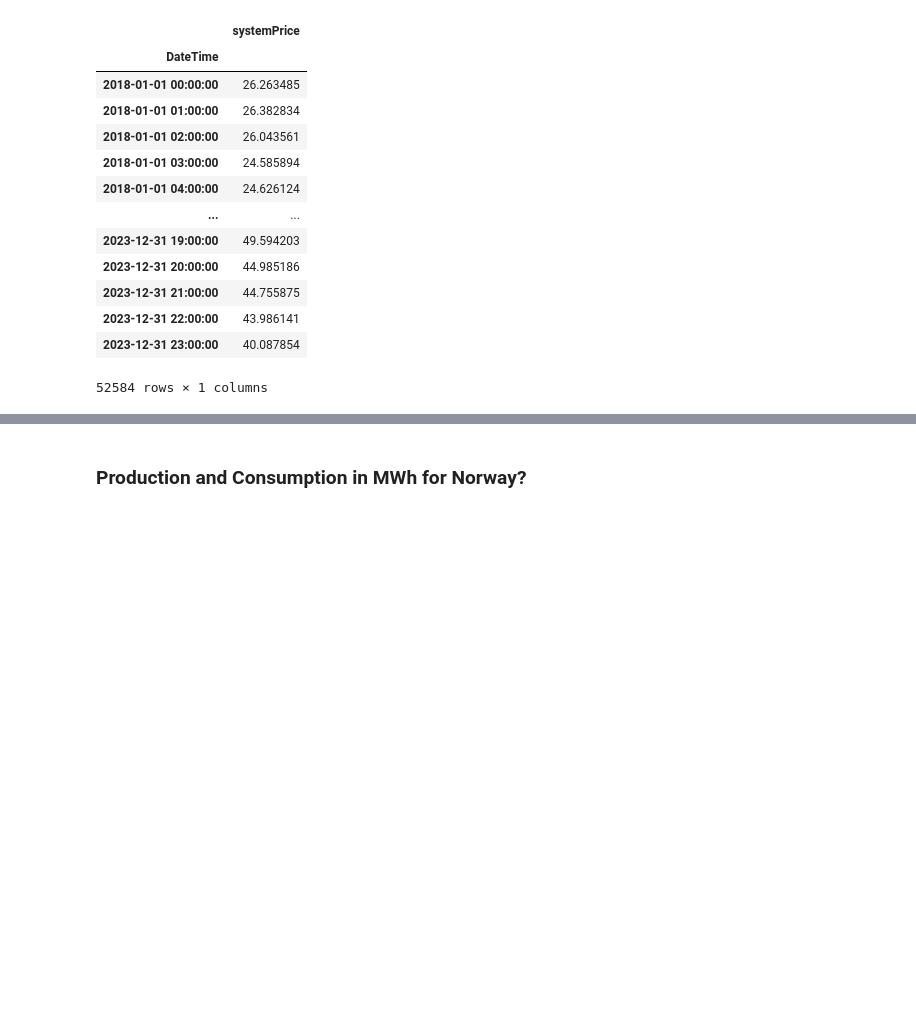
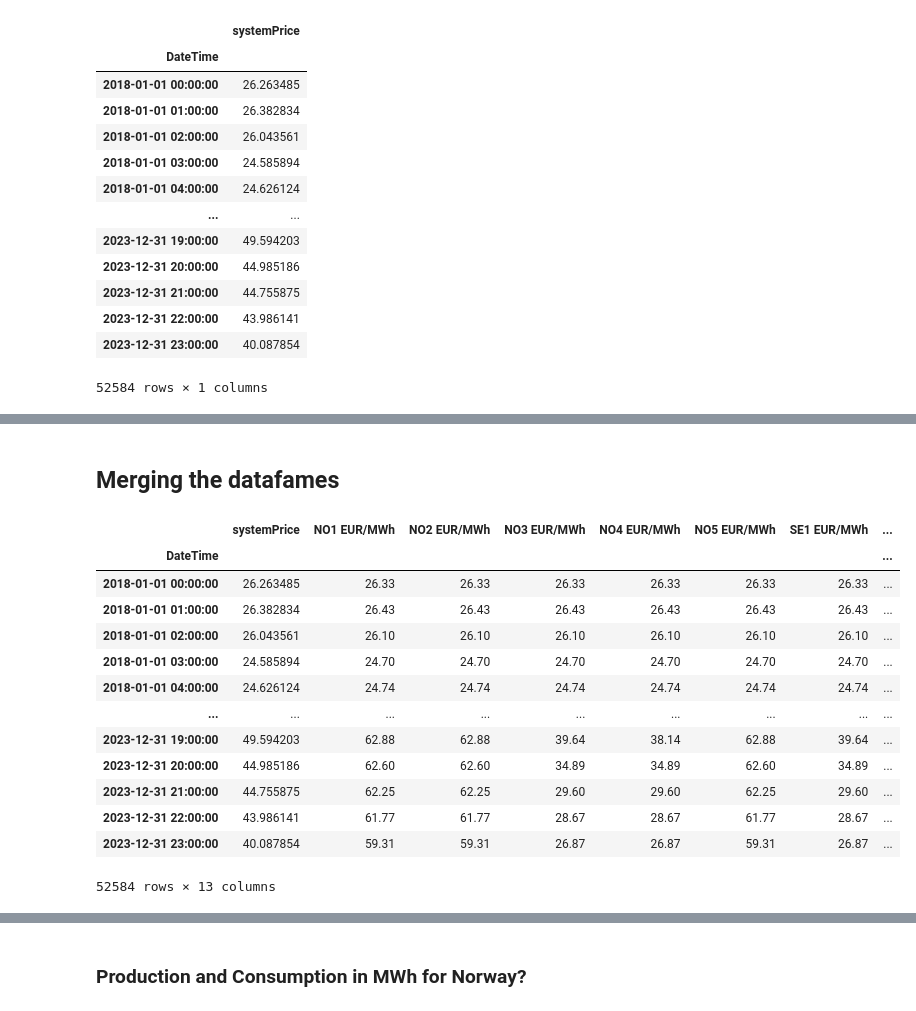
Before and after one commit to evenbakke/MasterThesis-, a Jupyter notebook: merged_data.ipynb, the cells around one changed output, grey strips where cells are left out. Cells and saved outputs as stored; diff of their text form; code cells hidden in the pictures; blank space fills up the shorter version.

```diff
--- a/merged_data.ipynb
+++ b/merged_data.ipynb
@@ -27,0 +69,16 @@ systemprice_df
+# %%
+# There are 52 560 rows, but there should be 52 584.
+
+# Create a complete datetime range for your data
+start_date = '2018-01-01'
+end_date = '2023-12-31'
+complete_date_range = pd.date_range(start=start_date, end=end_date, freq='H')
+
+# Convert your DataFrame's index to a DatetimeIndex if it's not already
+bidding_df.index = pd.to_datetime(bidding_df.index)
+
+# Find the missing dates by comparing the complete date range with your DataFrame's index
+missing_dates = complete_date_range.difference(bidding_df.index)
+
+# Print the missing dates
+print(missing_dates)
@@ -27,0 +99,11 @@ systemprice_df
+# %%
+#Creating missing rows with NaN values for the specific date
+
+# Create a date range for the missing day, from 00:00 to 23:00
+missing_day_range = pd.date_range(start='2020-12-31 00:00:00', end='2020-12-31 23:00:00', freq='H')
+
+# Create a temporary DataFrame with the missing datetime range
+temp_df = pd.DataFrame(index=missing_day_range)
+
+# Combine the temporary DataFrame with your original DataFrame
+bidding_df = bidding_df.combine_first(temp_df)
@@ -27,0 +127,4 @@ systemprice_df
+# %%
+bidding_df = bidding_df.interpolate(method='linear')
+missing_values_count = bidding_df.isnull().sum()
+print(missing_values_count)
@@ -27,0 +145,22 @@ systemprice_df
+# %% [markdown]
+## Merging the datafames
+# %%
+# Merge the DataFrames on their indexes
+nordpool_prices_df = pd.merge(systemprice_df, bidding_df, left_index=True, right_index=True)
+# %%
+nordpool_prices_df
+# %% [output]
+|  | systemPrice | NO1 EUR/MWh | NO2 EUR/MWh | NO3 EUR/MWh | NO4 EUR/MWh | NO5 EUR/MWh | SE1 EUR/MWh | ... |
+| DateTime |  |  |  |  |  |  |  | ... |
+| 2018-01-01 00:00:00 | 26.263485 | 26.33 | 26.33 | 26.33 | 26.33 | 26.33 | 26.33 | ... |
+| 2018-01-01 01:00:00 | 26.382834 | 26.43 | 26.43 | 26.43 | 26.43 | 26.43 | 26.43 | ... |
+| 2018-01-01 02:00:00 | 26.043561 | 26.10 | 26.10 | 26.10 | 26.10 | 26.10 | 26.10 | ... |
+| 2018-01-01 03:00:00 | 24.585894 | 24.70 | 24.70 | 24.70 | 24.70 | 24.70 | 24.70 | ... |
+| 2018-01-01 04:00:00 | 24.626124 | 24.74 | 24.74 | 24.74 | 24.74 | 24.74 | 24.74 | ... |
+| ... | ... | ... | ... | ... | ... | ... | ... | ... |
+| 2023-12-31 19:00:00 | 49.594203 | 62.88 | 62.88 | 39.64 | 38.14 | 62.88 | 39.64 | ... |
+| 2023-12-31 20:00:00 | 44.985186 | 62.60 | 62.60 | 34.89 | 34.89 | 62.60 | 34.89 | ... |
+| 2023-12-31 21:00:00 | 44.755875 | 62.25 | 62.25 | 29.60 | 29.60 | 62.25 | 29.60 | ... |
+| 2023-12-31 22:00:00 | 43.986141 | 61.77 | 61.77 | 28.67 | 28.67 | 61.77 | 28.67 | ... |
+| 2023-12-31 23:00:00 | 40.087854 | 59.31 | 59.31 | 26.87 | 26.87 | 59.31 | 26.87 | ... |
+52584 rows × 13 columns
```
Also changed, not shown: parts of 85 cells of this notebook, 7 other files.
